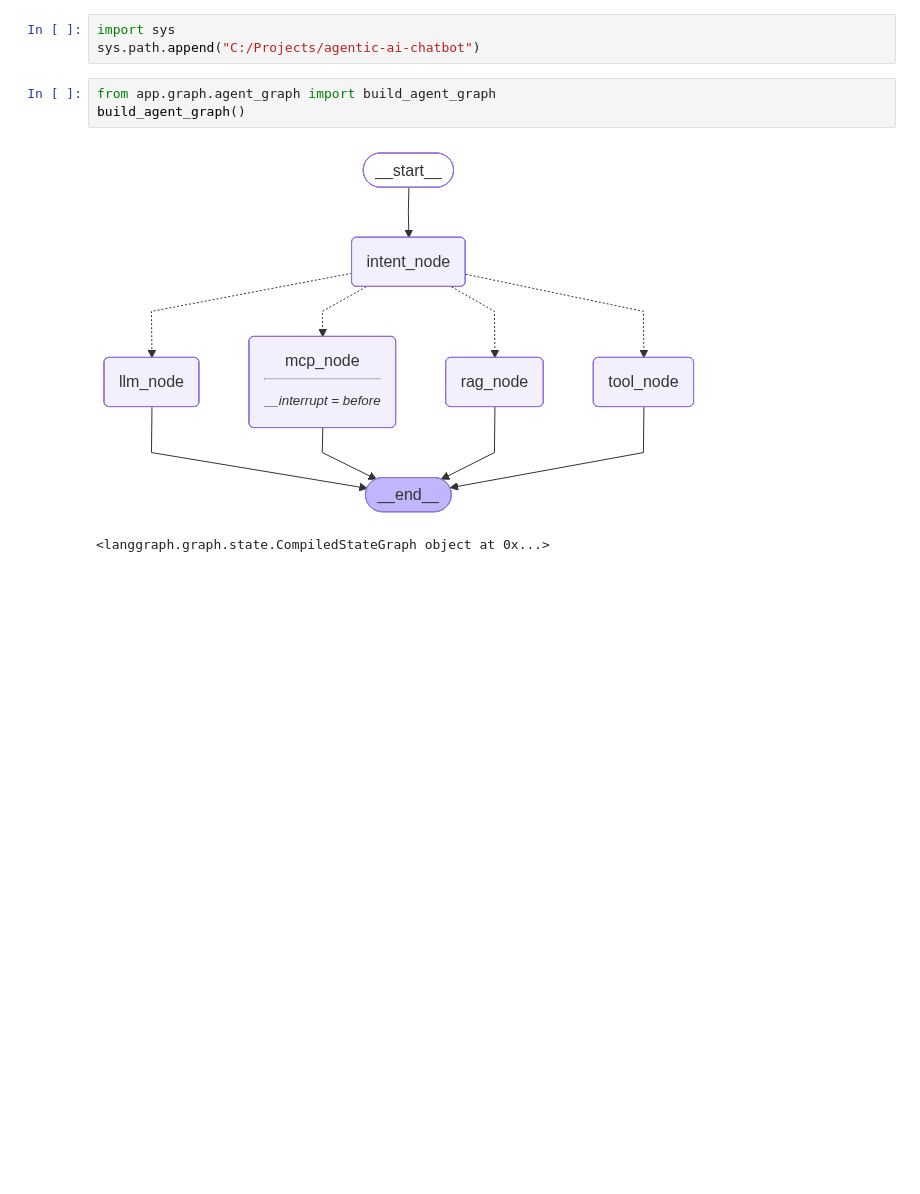
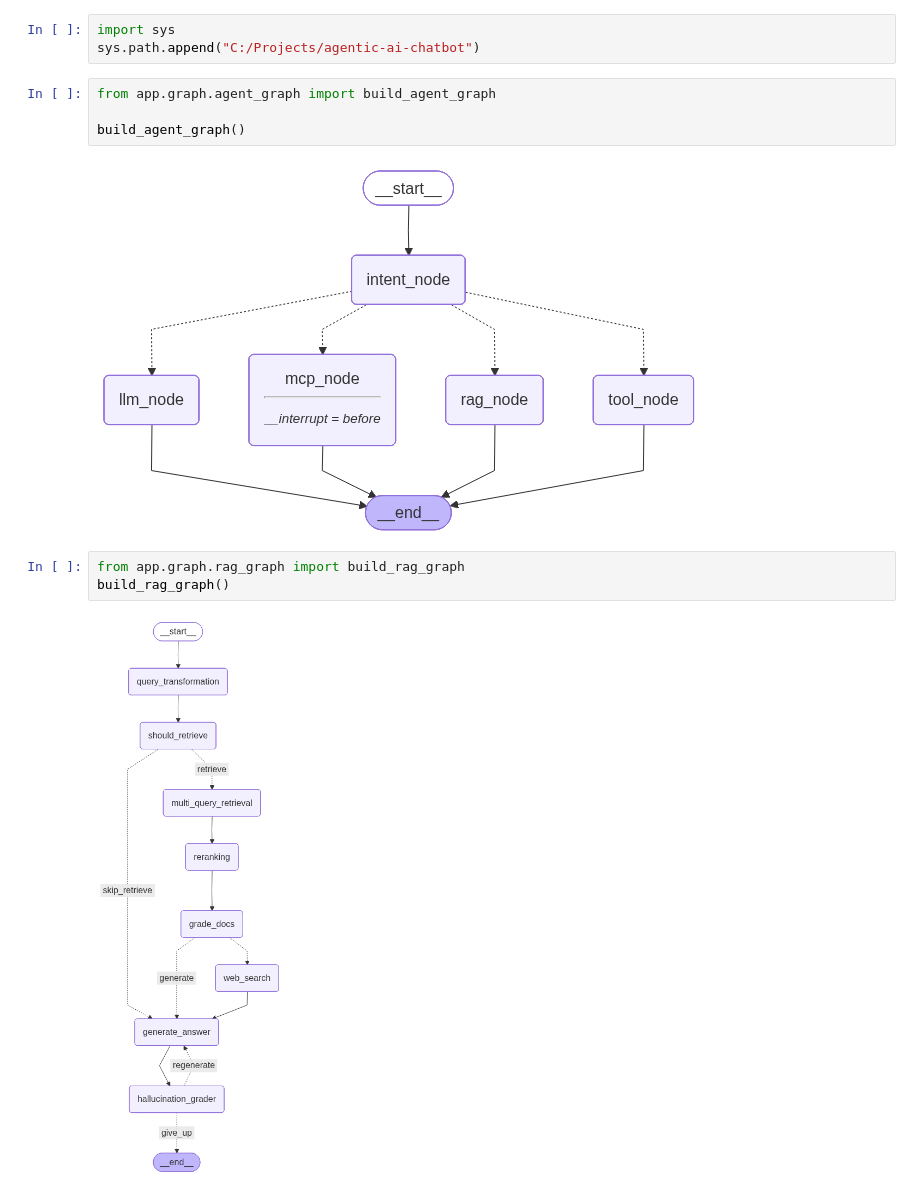
Before and after one commit to MahammadAlfaz/agentic-ai-chatbot, a Jupyter notebook: app/notes/notes.ipynb, the cells around one changed output. Cells and saved outputs as stored; diff of their text form; blank space fills up the shorter version.

```diff
--- a/app/notes/notes.ipynb
+++ b/app/notes/notes.ipynb
@@ -8,9 +8,12 @@ import sys
 sys.path.append("C:/Projects/agentic-ai-chatbot")
 # %%
 from app.graph.agent_graph import build_agent_graph
+
 build_agent_graph()
 # %% [output]
 [figure]
 # %%
+from app.graph.rag_graph import build_rag_graph
+build_rag_graph()
 # %% [output]
-<langgraph.graph.state.CompiledStateGraph object at 0x...>
+[figure, added]
```
Also changed, not shown: parts of 2 cells of this notebook, 11 other files.
